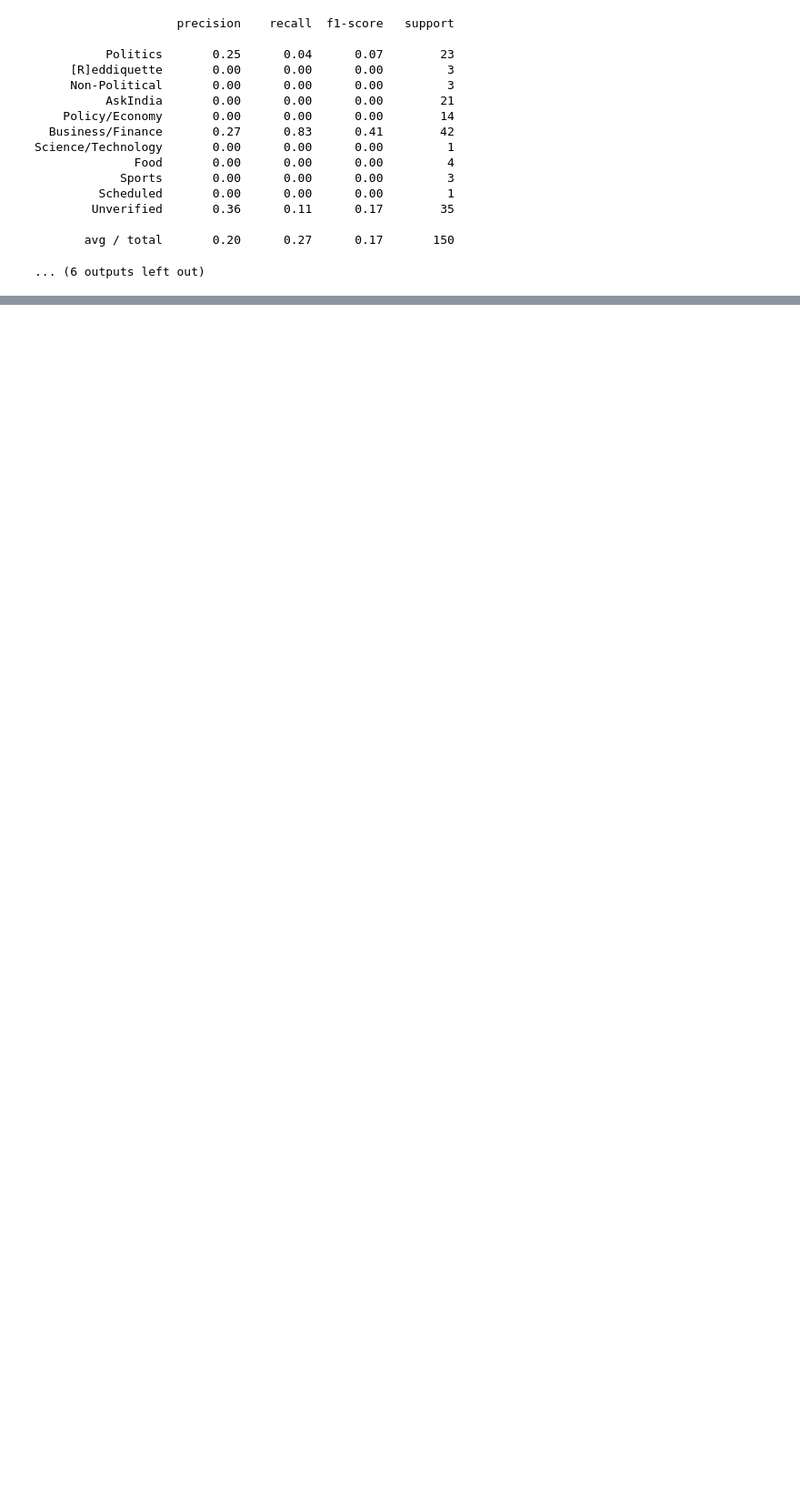
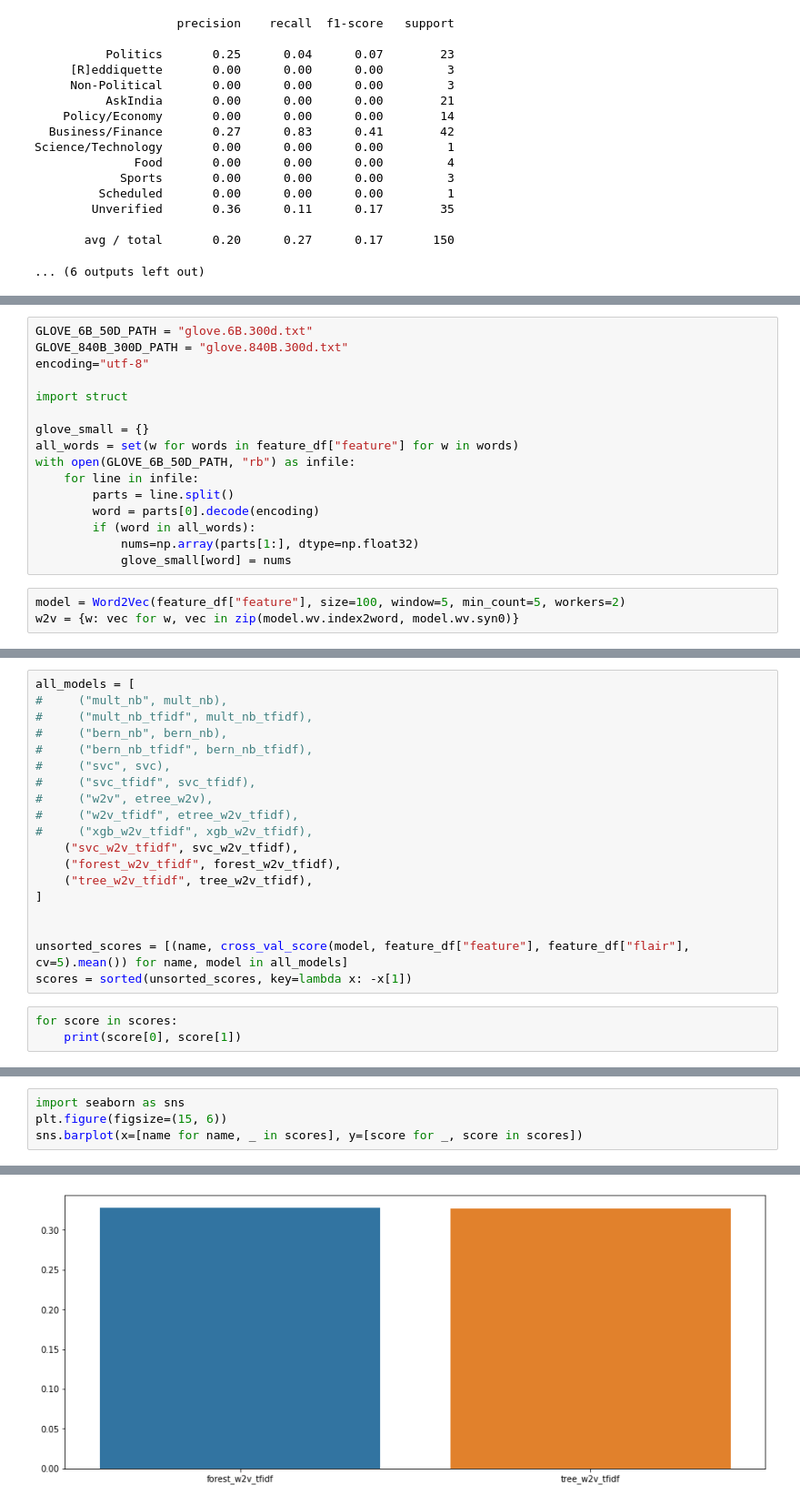
Before and after one commit to arush15june/rIndiaFlairLearning, a Jupyter notebook: src/backend/model/Data Playground.ipynb, the cells around one changed output, grey strips where cells are left out. Shown at 91% size. Cells and saved outputs as stored; diff of their text form; blank space fills up the shorter version.

```diff
--- a/src/backend/model/Data Playground.ipynb
+++ b/src/backend/model/Data Playground.ipynb
@@ -385,0 +447,19 @@ Science/Technology       0.00      0.00      0.00         1
+# %%
+GLOVE_6B_50D_PATH = "glove.6B.300d.txt"
+GLOVE_840B_300D_PATH = "glove.840B.300d.txt"
+encoding="utf-8"
+
+import struct
+
+glove_small = {}
+all_words = set(w for words in feature_df["feature"] for w in words)
+with open(GLOVE_6B_50D_PATH, "rb") as infile:
+    for line in infile:
+        parts = line.split()
+        word = parts[0].decode(encoding)
+        if (word in all_words):
+            nums=np.array(parts[1:], dtype=np.float32)
+            glove_small[word] = nums
+# %%
+model = Word2Vec(feature_df["feature"], size=100, window=5, min_count=5, workers=2)
+w2v = {w: vec for w, vec in zip(model.wv.index2word, model.wv.syn0)}
@@ -385,0 +596,22 @@ Science/Technology       0.00      0.00      0.00         1
+# %%
+all_models = [
+#     ("mult_nb", mult_nb),
+#     ("mult_nb_tfidf", mult_nb_tfidf),
+#     ("bern_nb", bern_nb),
+#     ("bern_nb_tfidf", bern_nb_tfidf),
+#     ("svc", svc),
+#     ("svc_tfidf", svc_tfidf),
+#     ("w2v", etree_w2v),
+#     ("w2v_tfidf", etree_w2v_tfidf),
+#     ("xgb_w2v_tfidf", xgb_w2v_tfidf),
+    ("svc_w2v_tfidf", svc_w2v_tfidf),
+    ("forest_w2v_tfidf", forest_w2v_tfidf),
+    ("tree_w2v_tfidf", tree_w2v_tfidf),
+]
+
+
+unsorted_scores = [(name, cross_val_score(model, feature_df["feature"], feature_df["flair"], cv=5).mean()) for name, model in all_models]
+scores = sorted(unsorted_scores, key=lambda x: -x[1])
+# %%
+for score in scores:
+    print(score[0], score[1])
@@ -385,0 +621,5 @@ Science/Technology       0.00      0.00      0.00         1
+# %%
+import seaborn as sns
+plt.figure(figsize=(15, 6))
+sns.barplot(x=[name for name, _ in scores], y=[score for _, score in scores])
+# %% [output]
@@ -385,0 +627 @@ Science/Technology       0.00      0.00      0.00         1
+[figure, added]
```
Also changed, not shown: parts of 20 cells of this notebook, 1 other file.
